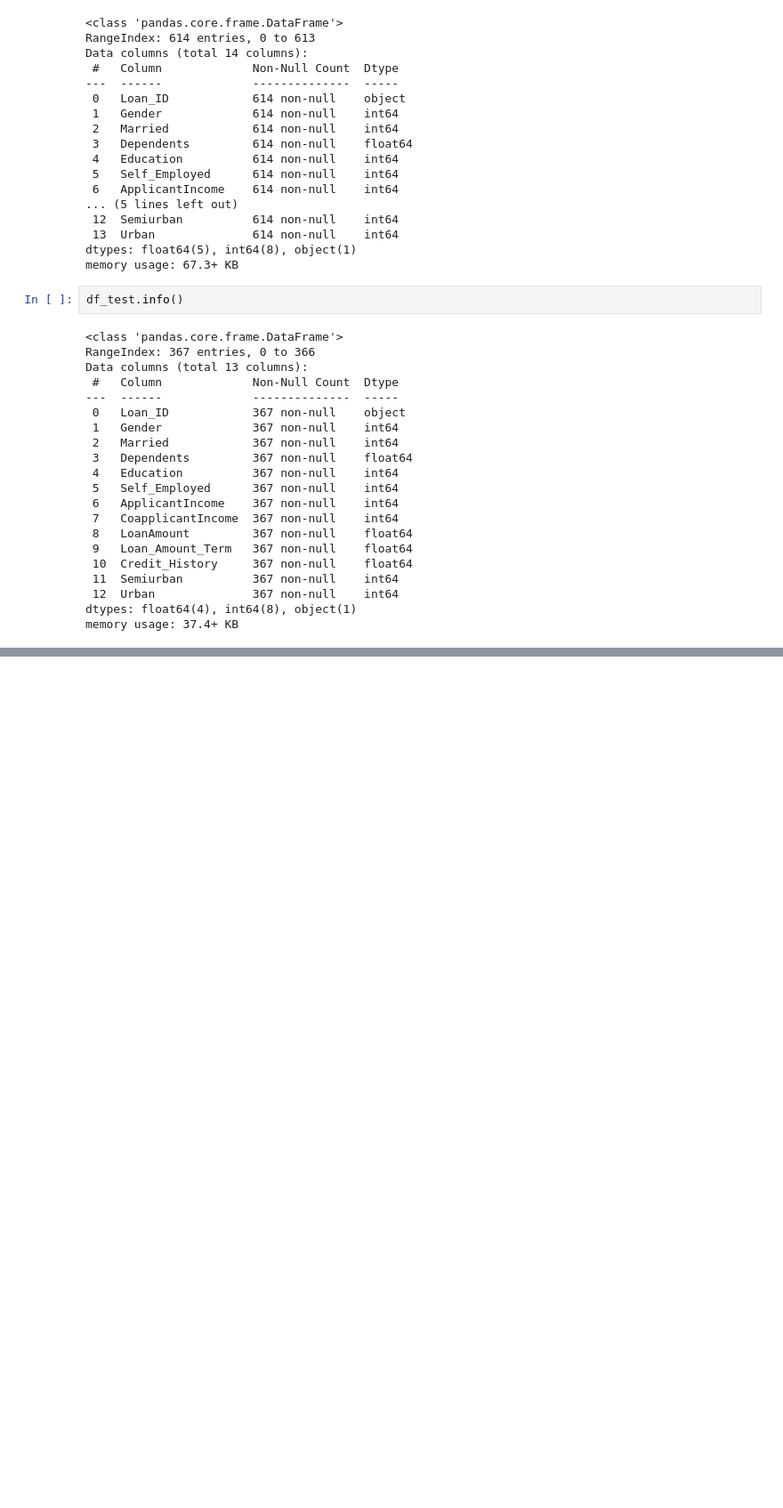
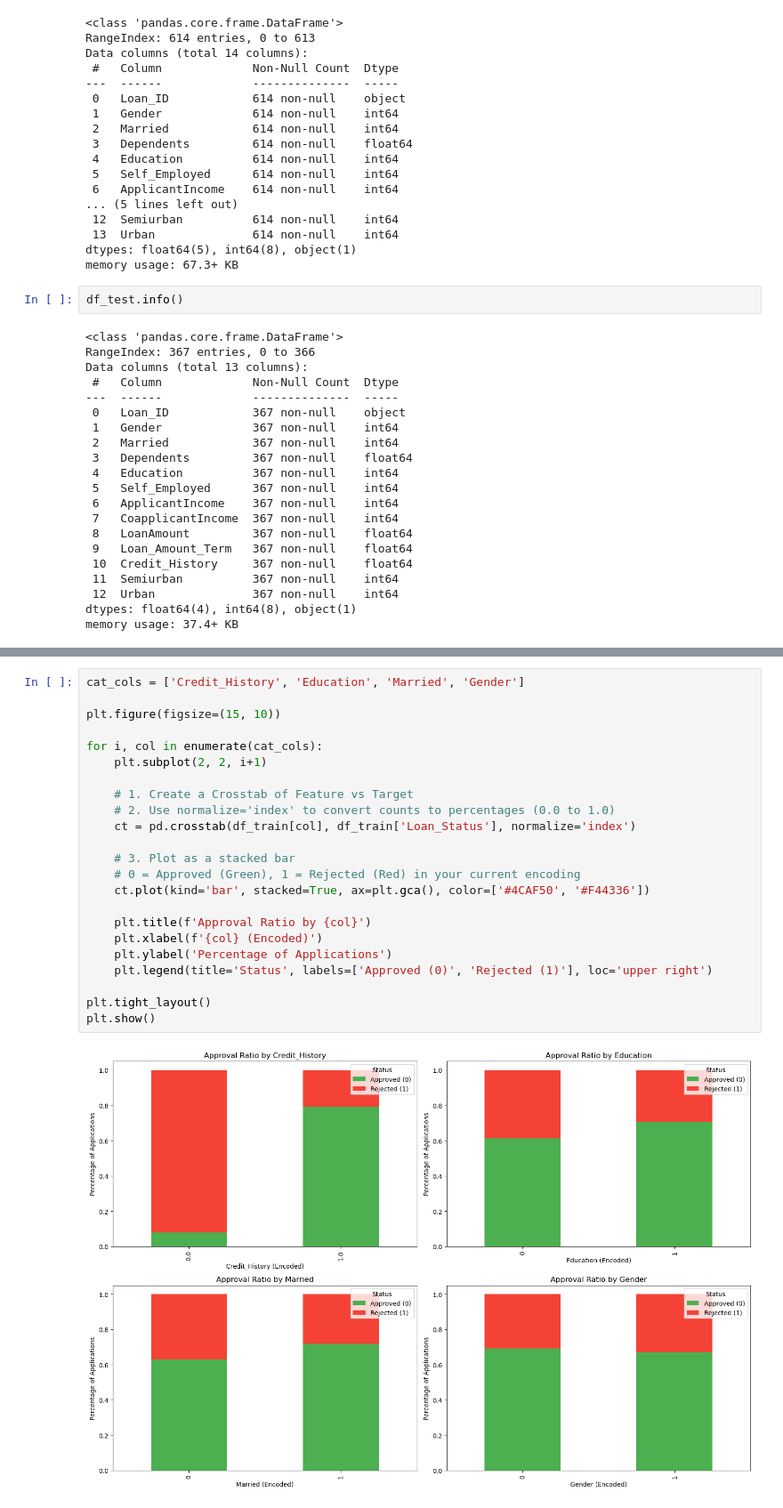
Before and after one commit to aks-ai/Loan-Prediction, a Jupyter notebook: Loan_Prediction_Classification.ipynb, the cells around one changed output, grey strips where cells are left out. Shown at 89% size. Drawn from its saved outputs; the diff is of its cells as text; blank space fills up the shorter version.

```diff
--- a/Loan_Prediction_Classification.ipynb
+++ b/Loan_Prediction_Classification.ipynb
@@ -401,0 +425,25 @@ KeyError: "['LP001002', 'LP001003', 'LP001005', 'LP001006', 'LP001008', 'LP00101
+# %%
+cat_cols = ['Credit_History', 'Education', 'Married', 'Gender']
+
+plt.figure(figsize=(15, 10))
+
+for i, col in enumerate(cat_cols):
+    plt.subplot(2, 2, i+1)
+
+    # 1. Create a Crosstab of Feature vs Target
+    # 2. Use normalize='index' to convert counts to percentages (0.0 to 1.0)
+    ct = pd.crosstab(df_train[col], df_train['Loan_Status'], normalize='index')
+
+    # 3. Plot as a stacked bar
+    # 0 = Approved (Green), 1 = Rejected (Red) in your current encoding
+    ct.plot(kind='bar', stacked=True, ax=plt.gca(), color=['#4CAF50', '#F44336'])
+
+    plt.title(f'Approval Ratio by {col}')
+    plt.xlabel(f'{col} (Encoded)')
+    plt.ylabel('Percentage of Applications')
+    plt.legend(title='Status', labels=['Approved (0)', 'Rejected (1)'], loc='upper right')
+
+plt.tight_layout()
+plt.show()
+# %% [output]
+[figure, added]
```
Also changed, not shown: parts of 13 cells of this notebook.
